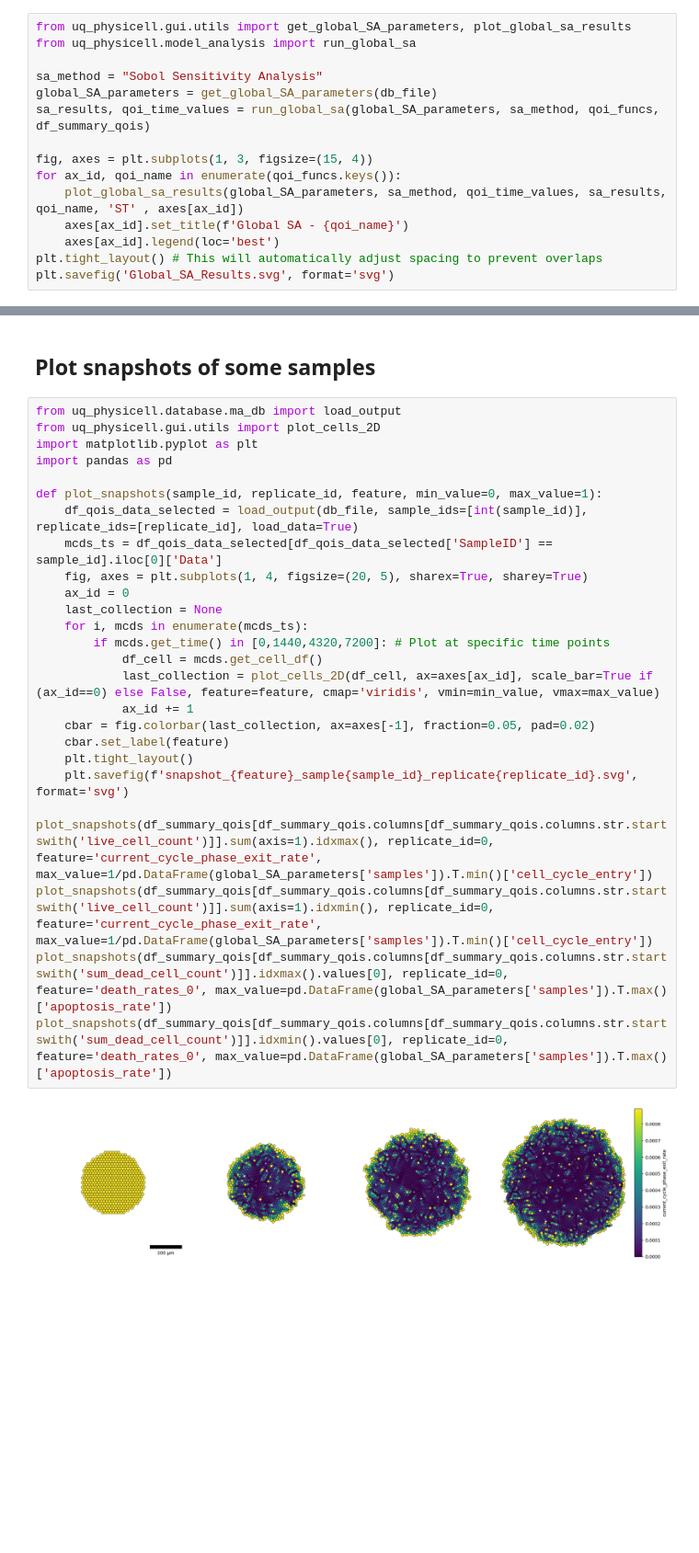
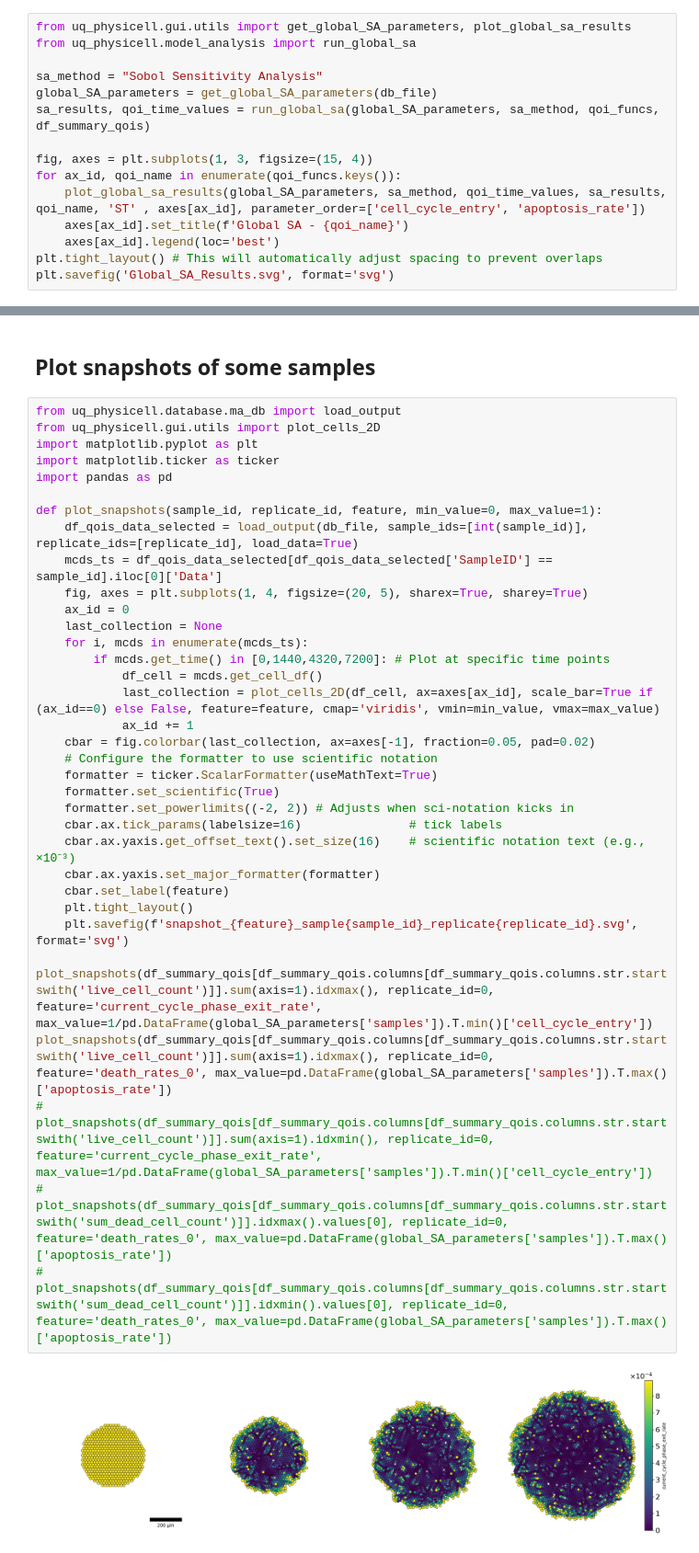
Before and after one commit to elmbeech/UQ_PhysiCell, a Jupyter notebook: examples/template/SA_script.ipynb, the cells around one changed output, grey strips where cells are left out. Shown at 92% size. Drawn from its saved outputs; the diff is of its cells as text; blank space fills up the shorter version.

Commit message:
plot sa result with parameter order

```diff
--- a/examples/template/SA_script.ipynb
+++ b/examples/template/SA_script.ipynb
@@ -70,7 +70,7 @@ sa_results, qoi_time_values = run_global_sa(global_SA_parameters, sa_method, qoi
 
 fig, axes = plt.subplots(1, 3, figsize=(15, 4))
 for ax_id, qoi_name in enumerate(qoi_funcs.keys()):
-    plot_global_sa_results(global_SA_parameters, sa_method, qoi_time_values, sa_results, qoi_name, 'ST' , axes[ax_id])
+    plot_global_sa_results(global_SA_parameters, sa_method, qoi_time_values, sa_results, qoi_name, 'ST' , axes[ax_id], parameter_order=['cell_cycle_entry', 'apoptosis_rate'])
     axes[ax_id].set_title(f'Global SA - {qoi_name}')
     axes[ax_id].legend(loc='best')
 plt.tight_layout() # This will automatically adjust spacing to prevent overlaps
@@ -99,28 +99,37 @@ Running Sobol Sensitivity Analysis for QoI: sum_dead_cell_count and time: 7200.0
 # %%
 from uq_physicell.database.ma_db import load_output
 from uq_physicell.gui.utils import plot_cells_2D
 import matplotlib.pyplot as plt
+import matplotlib.ticker as ticker
 import pandas as pd
 
 def plot_snapshots(sample_id, replicate_id, feature, min_value=0, max_value=1):
     df_qois_data_selected = load_output(db_file, sample_ids=[int(sample_id)], replicate_ids=[replicate_id], load_data=True)
     mcds_ts = df_qois_data_selected[df_qois_data_selected['SampleID'] == sample_id].iloc[0]['Data']
     fig, axes = plt.subplots(1, 4, figsize=(20, 5), sharex=True, sharey=True)
     ax_id = 0
     last_collection = None
     for i, mcds in enumerate(mcds_ts):
         if mcds.get_time() in [0,1440,4320,7200]: # Plot at specific time points
             df_cell = mcds.get_cell_df()
             last_collection = plot_cells_2D(df_cell, ax=axes[ax_id], scale_bar=True if (ax_id==0) else False, feature=feature, cmap='viridis', vmin=min_value, vmax=max_value)
             ax_id += 1
     cbar = fig.colorbar(last_collection, ax=axes[-1], fraction=0.05, pad=0.02)
+    # Configure the formatter to use scientific notation
+    formatter = ticker.ScalarFormatter(useMathText=True)
+    formatter.set_scientific(True)
+    formatter.set_powerlimits((-2, 2)) # Adjusts when sci-notation kicks in
+    cbar.ax.tick_params(labelsize=16)               # tick labels
+    cbar.ax.yaxis.get_offset_text().set_size(16)    # scientific notation text (e.g., ×10⁻³)
+    cbar.ax.yaxis.set_major_formatter(formatter)
     cbar.set_label(feature)
     plt.tight_layout()
     plt.savefig(f'snapshot_{feature}_sample{sample_id}_replicate{replicate_id}.svg', format='svg')
 
 plot_snapshots(df_summary_qois[df_summary_qois.columns[df_summary_qois.columns.str.startswith('live_cell_count')]].sum(axis=1).idxmax(), replicate_id=0, feature='current_cycle_phase_exit_rate', max_value=1/pd.DataFrame(global_SA_parameters['samples']).T.min()['cell_cycle_entry'])
-plot_snapshots(df_summary_qois[df_summary_qois.columns[df_summary_qois.columns.str.startswith('live_cell_count')]].sum(axis=1).idxmin(), replicate_id=0, feature='current_cycle_phase_exit_rate', max_value=1/pd.DataFrame(global_SA_parameters['samples']).T.min()['cell_cycle_entry'])
-plot_snapshots(df_summary_qois[df_summary_qois.columns[df_summary_qois.columns.str.startswith('sum_dead_cell_count')]].idxmax().values[0], replicate_id=0, feature='death_rates_0', max_value=pd.DataFrame(global_SA_parameters['samples']).T.max()['apoptosis_rate'])
-plot_snapshots(df_summary_qois[df_summary_qois.columns[df_summary_qois.columns.str.startswith('sum_dead_cell_count')]].idxmin().values[0], replicate_id=0, feature='death_rates_0', max_value=pd.DataFrame(global_SA_parameters['samples']).T.max()['apoptosis_rate'])
+plot_snapshots(df_summary_qois[df_summary_qois.columns[df_summary_qois.columns.str.startswith('live_cell_count')]].sum(axis=1).idxmax(), replicate_id=0, feature='death_rates_0', max_value=pd.DataFrame(global_SA_parameters['samples']).T.max()['apoptosis_rate'])
+# plot_snapshots(df_summary_qois[df_summary_qois.columns[df_summary_qois.columns.str.startswith('live_cell_count')]].sum(axis=1).idxmin(), replicate_id=0, feature='current_cycle_phase_exit_rate', max_value=1/pd.DataFrame(global_SA_parameters['samples']).T.min()['cell_cycle_entry'])
+# plot_snapshots(df_summary_qois[df_summary_qois.columns[df_summary_qois.columns.str.startswith('sum_dead_cell_count')]].idxmax().values[0], replicate_id=0, feature='death_rates_0', max_value=pd.DataFrame(global_SA_parameters['samples']).T.max()['apoptosis_rate'])
+# plot_snapshots(df_summary_qois[df_summary_qois.columns[df_summary_qois.columns.str.startswith('sum_dead_cell_count')]].idxmin().values[0], replicate_id=0, feature='death_rates_0', max_value=pd.DataFrame(global_SA_parameters['samples']).T.max()['apoptosis_rate'])
 # %% [output]
-[figure, old version]
+[figure, new version]
```
Also changed, not shown: parts of 2 cells of this notebook.
